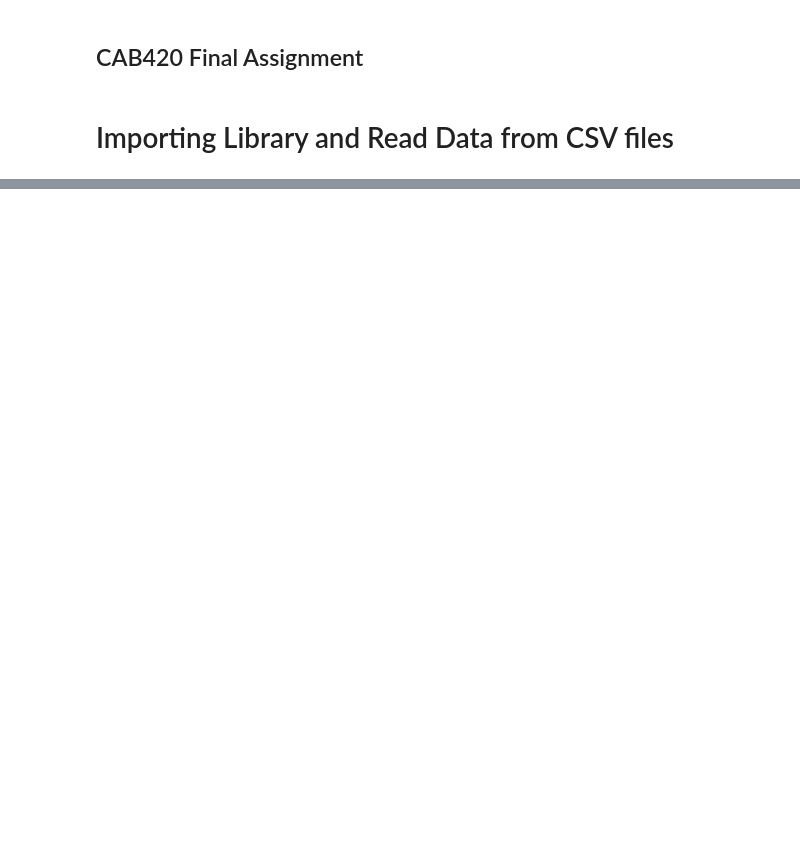
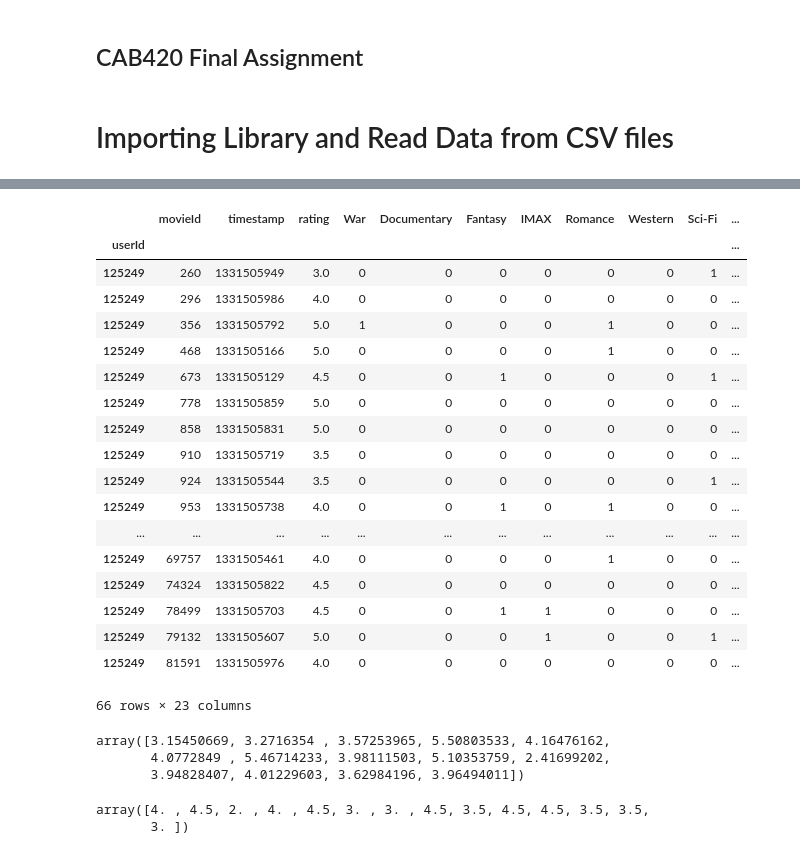
Before and after one commit to Ericlkl/Movie-Rating-Prediction, a Jupyter notebook: Assignment.ipynb, the cells around one changed output, grey strips where cells are left out. Cells and saved outputs as stored; diff of their text form; code cells hidden in the pictures; blank space fills up the shorter version.

```diff
--- a/Assignment.ipynb
+++ b/Assignment.ipynb
@@ -64,0 +66,2 @@ X
+# %%
+newest_userID = full_rating_dataset['userId'].max()
@@ -64,0 +76,24 @@ X
+# %%
+user_rating_dataset = full_rating_dataset.loc[userID,:]
+
+user_rating_dataset
+# %% [output]
+|  | movieId | timestamp | rating | War | Documentary | Fantasy | IMAX | Romance | Western | Sci-Fi | ... |
+| userId |  |  |  |  |  |  |  |  |  |  | ... |
+| 125249 | 260 | 1331505949 | 3.0 | 0 | 0 | 0 | 0 | 0 | 0 | 1 | ... |
+| 125249 | 296 | 1331505986 | 4.0 | 0 | 0 | 0 | 0 | 0 | 0 | 0 | ... |
+| 125249 | 356 | 1331505792 | 5.0 | 1 | 0 | 0 | 0 | 1 | 0 | 0 | ... |
+| 125249 | 468 | 1331505166 | 5.0 | 0 | 0 | 0 | 0 | 1 | 0 | 0 | ... |
+| 125249 | 673 | 1331505129 | 4.5 | 0 | 0 | 1 | 0 | 0 | 0 | 1 | ... |
+| 125249 | 778 | 1331505859 | 5.0 | 0 | 0 | 0 | 0 | 0 | 0 | 0 | ... |
+| 125249 | 858 | 1331505831 | 5.0 | 0 | 0 | 0 | 0 | 0 | 0 | 0 | ... |
+| 125249 | 910 | 1331505719 | 3.5 | 0 | 0 | 0 | 0 | 0 | 0 | 0 | ... |
+| 125249 | 924 | 1331505544 | 3.5 | 0 | 0 | 0 | 0 | 0 | 0 | 1 | ... |
+| 125249 | 953 | 1331505738 | 4.0 | 0 | 0 | 1 | 0 | 1 | 0 | 0 | ... |
+| ... | ... | ... | ... | ... | ... | ... | ... | ... | ... | ... | ... |
+| 125249 | 69757 | 1331505461 | 4.0 | 0 | 0 | 0 | 0 | 1 | 0 | 0 | ... |
+| 125249 | 74324 | 1331505822 | 4.5 | 0 | 0 | 0 | 0 | 0 | 0 | 0 | ... |
+| 125249 | 78499 | 1331505703 | 4.5 | 0 | 0 | 1 | 1 | 0 | 0 | 0 | ... |
+| 125249 | 79132 | 1331505607 | 5.0 | 0 | 0 | 0 | 1 | 0 | 0 | 1 | ... |
+| 125249 | 81591 | 1331505976 | 4.0 | 0 | 0 | 0 | 0 | 0 | 0 | 0 | ... |
+66 rows × 23 columns
@@ -64,0 +116,11 @@ X
+# %%
+y_pred
+# %% [output]
+array([3.15450669, 3.2716354 , 3.57253965, 5.50803533, 4.16476162,
+       4.0772849 , 5.46714233, 3.98111503, 5.10353759, 2.41699202,
+       3.94828407, 4.01229603, 3.62984196, 3.96494011])
+# %%
+y_test
+# %% [output]
+array([4. , 4.5, 2. , 4. , 4.5, 3. , 3. , 4.5, 3.5, 4.5, 4.5, 3.5, 3.5,
+       3. ])
```
Also changed, not shown: parts of 4 cells of this notebook.
